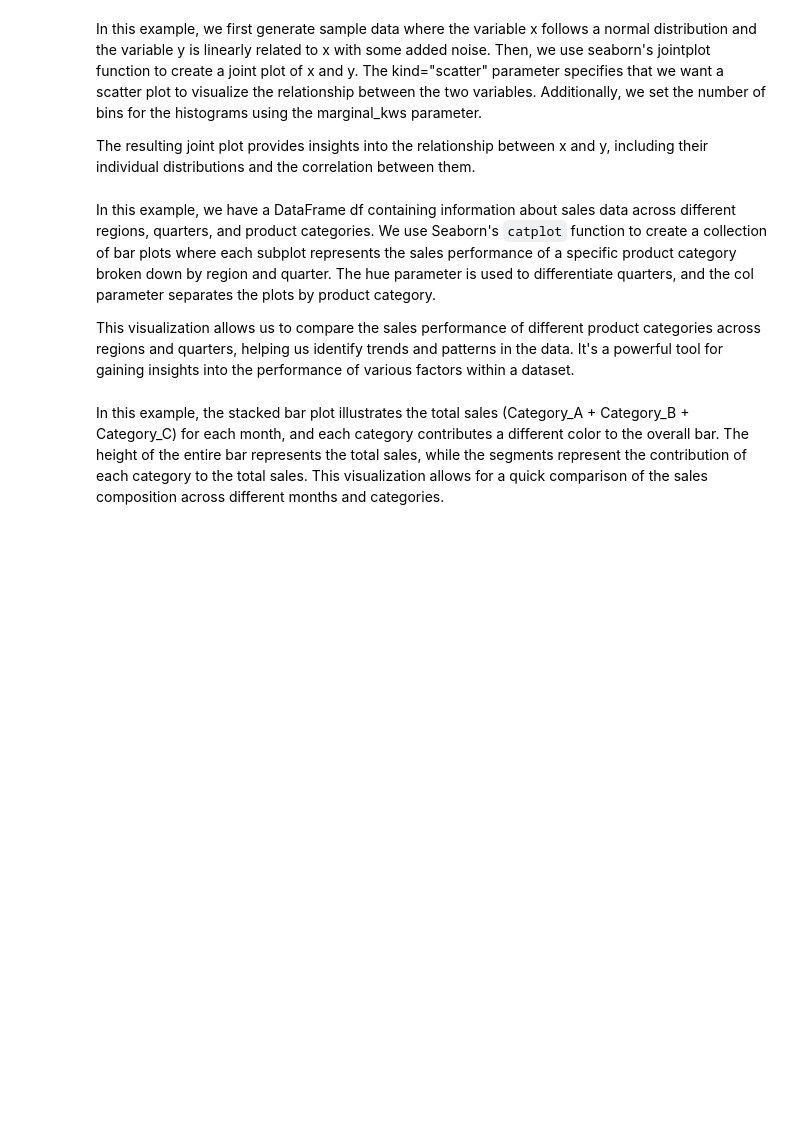
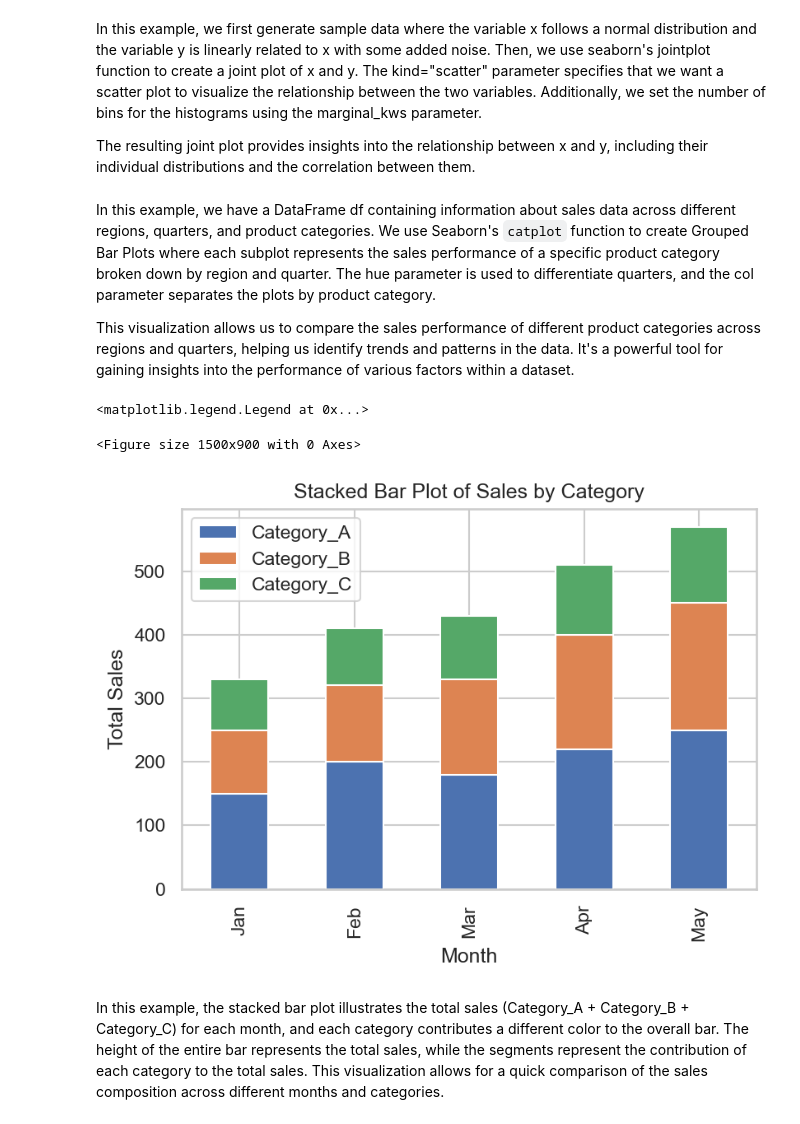
Before and after one commit to cmps460s24/cmps460-content, a Jupyter notebook: examples/03.eda/6-bivariate-eda.ipynb, the cells around one changed output. Saved outputs shown, nothing was run; the diff lists cells and outputs as text; code cells hidden in the pictures; blank space fills up the shorter version.

```diff
--- a/examples/03.eda/6-bivariate-eda.ipynb
+++ b/examples/03.eda/6-bivariate-eda.ipynb
@@ -158,37 +208,36 @@ sns.catplot(x="Region", y="Sales", hue="Quarter", col="Product_Category",
 plt.xlabel('Region')
 plt.ylabel('Sales')
 # %% [markdown]
-In this example, we have a DataFrame df containing information about sales data across different regions, quarters, and product categories. We use Seaborn's `catplot` function to create a collection of bar plots where each subplot represents the sales performance of a specific product category broken down by region and quarter. The hue parameter is used to differentiate quarters, and the col parameter separates the plots by product category.
+In this example, we have a DataFrame df containing information about sales data across different regions, quarters, and product categories. We use Seaborn's `catplot` function to create Grouped Bar Plots where each subplot represents the sales performance of a specific product category broken down by region and quarter. The hue parameter is used to differentiate quarters, and the col parameter separates the plots by product category.
 
 This visualization allows us to compare the sales performance of different product categories across regions and quarters, helping us identify trends and patterns in the data. It's a powerful tool for gaining insights into the performance of various factors within a dataset.
 # %%
 # Stacked Bar Plot Example
 # Sample data
 data = {
     'Month': ['Jan', 'Feb', 'Mar', 'Apr', 'May'],
     'Category_A': [150, 200, 180, 220, 250],
     'Category_B': [100, 120, 150, 180, 200],
     'Category_C': [80, 90, 100, 110, 120]
 }
 
 # Create a DataFrame
-import pandas as pd
 df = pd.DataFrame(data)
 
-# Stacked Bar Plot using Seaborn
-sns.set(style="whitegrid")
 plt.figure(figsize=(10, 6))
 
 # Stacked bar plot
-sns.barplot(x='Month', y='Category_A', data=df, color='blue', label='Category A')
-sns.barplot(x='Month', y='Category_B', data=df, color='orange', bottom=df['Category_A'], label='Category B')
-sns.barplot(x='Month', y='Category_C', data=df, color='green', bottom=df['Category_A'] + df['Category_B'], label='Category C')
+df.set_index('Month').plot(kind='bar', stacked=True)
 
 # Adding labels and title
 plt.xlabel('Month')
 plt.ylabel('Total Sales')
 plt.title('Stacked Bar Plot of Sales by Category')
 plt.legend()
+# %% [output]
+<matplotlib.legend.Legend at 0x...>
+<Figure size 1500x900 with 0 Axes>
+[figure, added]
 # %% [markdown]
 In this example, the stacked bar plot illustrates the total sales (Category_A + Category_B + Category_C) for each month, and each category contributes a different color to the overall bar. The height of the entire bar represents the total sales, while the segments represent the contribution of each category to the total sales. This visualization allows for a quick comparison of the sales composition across different months and categories.
 # %%
```
Also changed, not shown: parts of 13 cells of this notebook.
